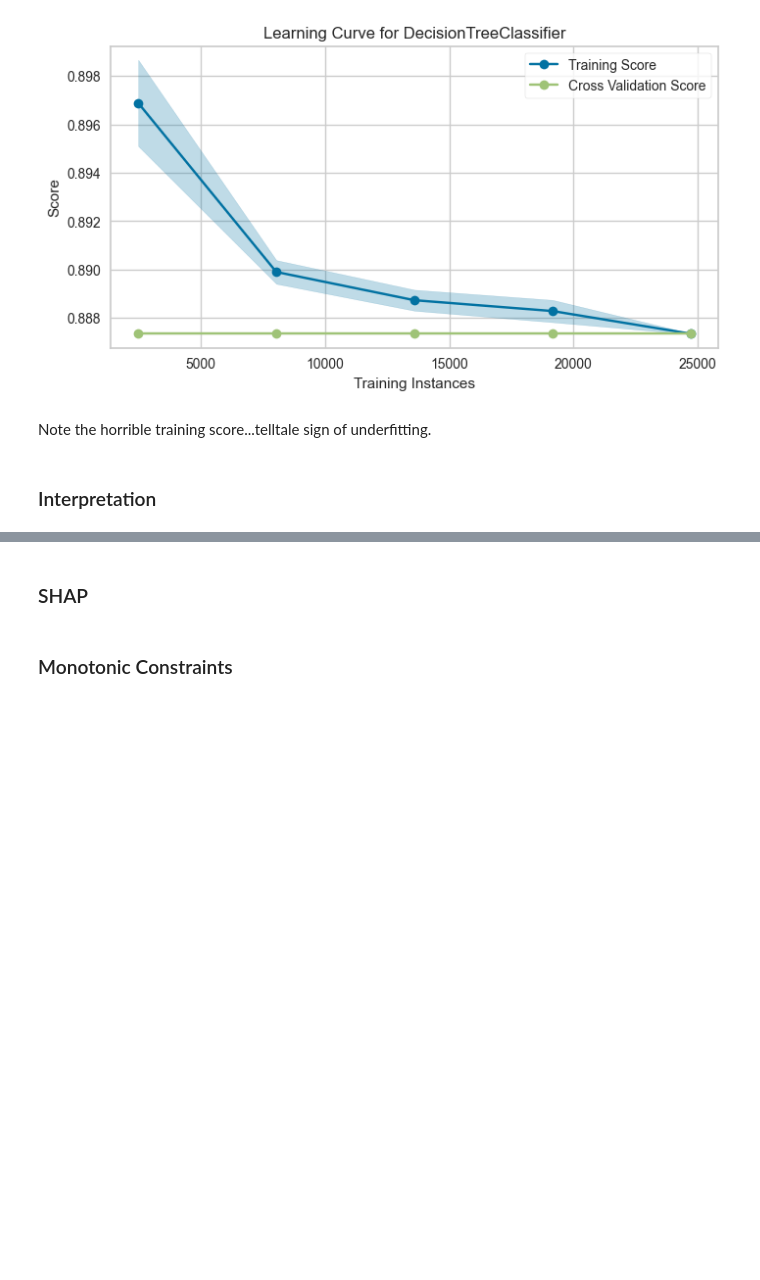
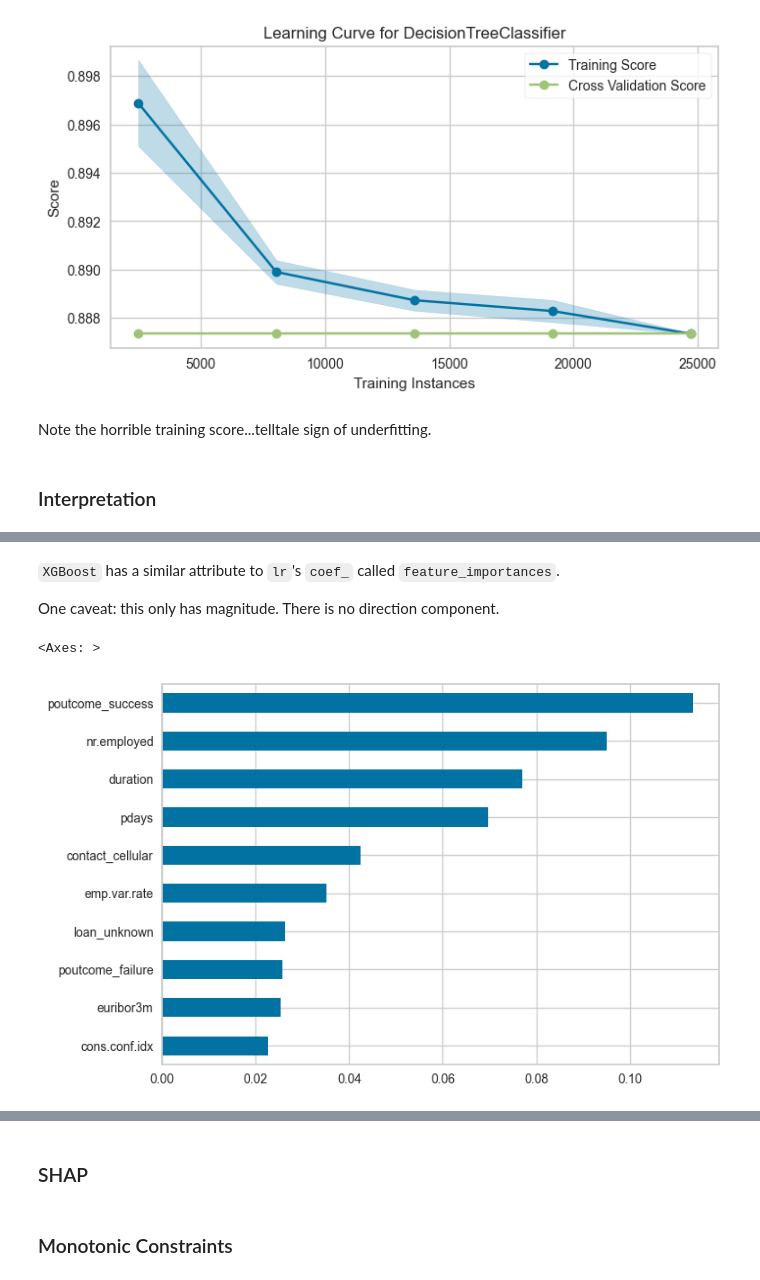
Before and after one commit to hfuhruhurr/effective-xgboost, a Jupyter notebook: dude.ipynb, the cells around one changed output, grey strips where cells are left out. Saved outputs shown, nothing was run; the diff lists cells and outputs as text; code cells hidden in the pictures; blank space fills up the shorter version.

```diff
--- a/dude.ipynb
+++ b/dude.ipynb
@@ -1018,0 +1049,13 @@ Note the horrible training score...telltale sign of underfitting.
+# %% [markdown]
+`XGBoost` has a similar attribute to `lr`'s `coef_` called `feature_importances`.
+
+One caveat: this only has magnitude.  There is no direction component.
+# %%
+(pd.Series(xg_step.feature_importances_, index=X_train.columns)
+ .sort_values()
+ .iloc[-10:]  # just wanna see the Top 10
+ .plot.barh()
+)
+# %% [output]
+<Axes: >
+[figure, added]
```
Also changed, not shown: parts of 7 cells of this notebook.
